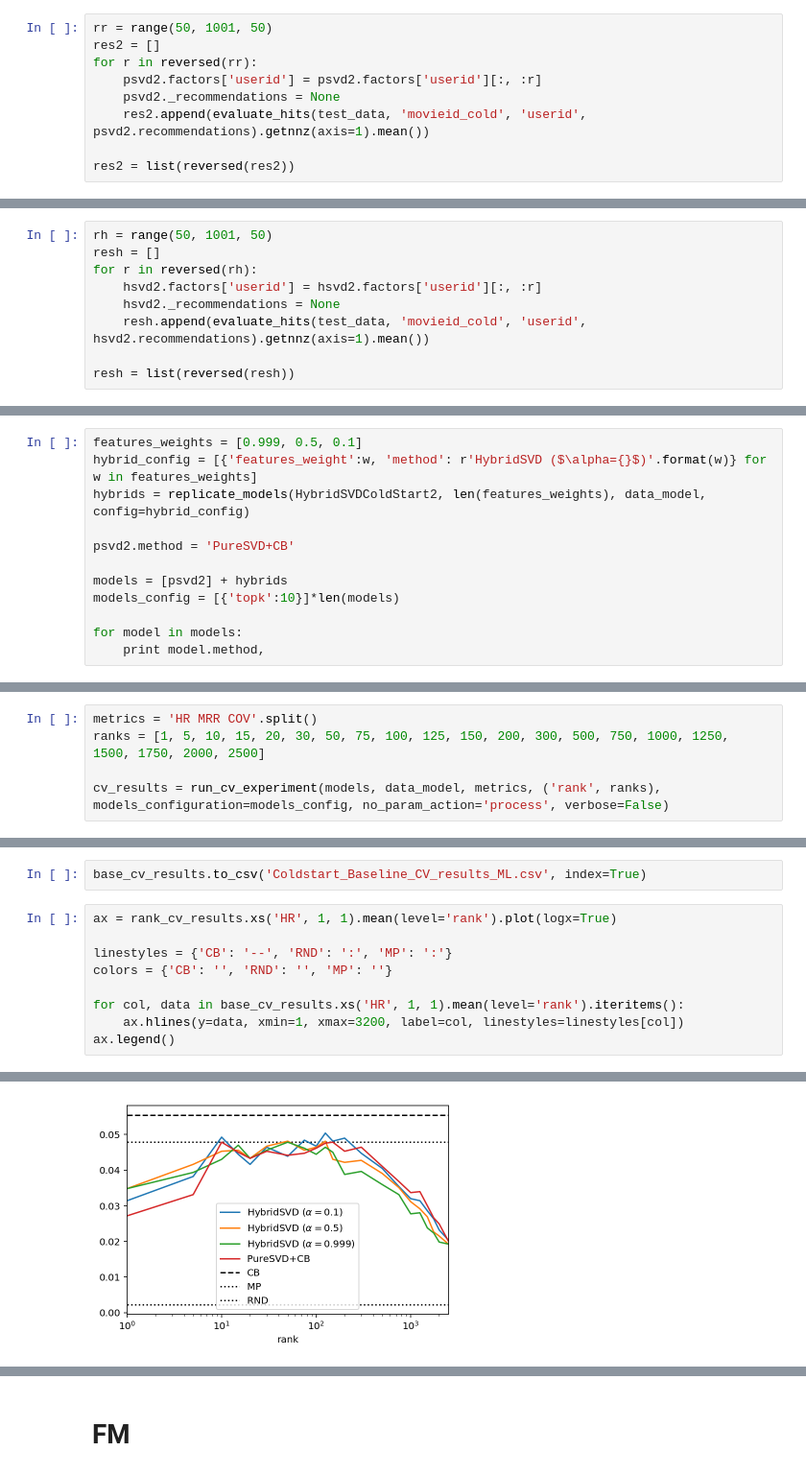
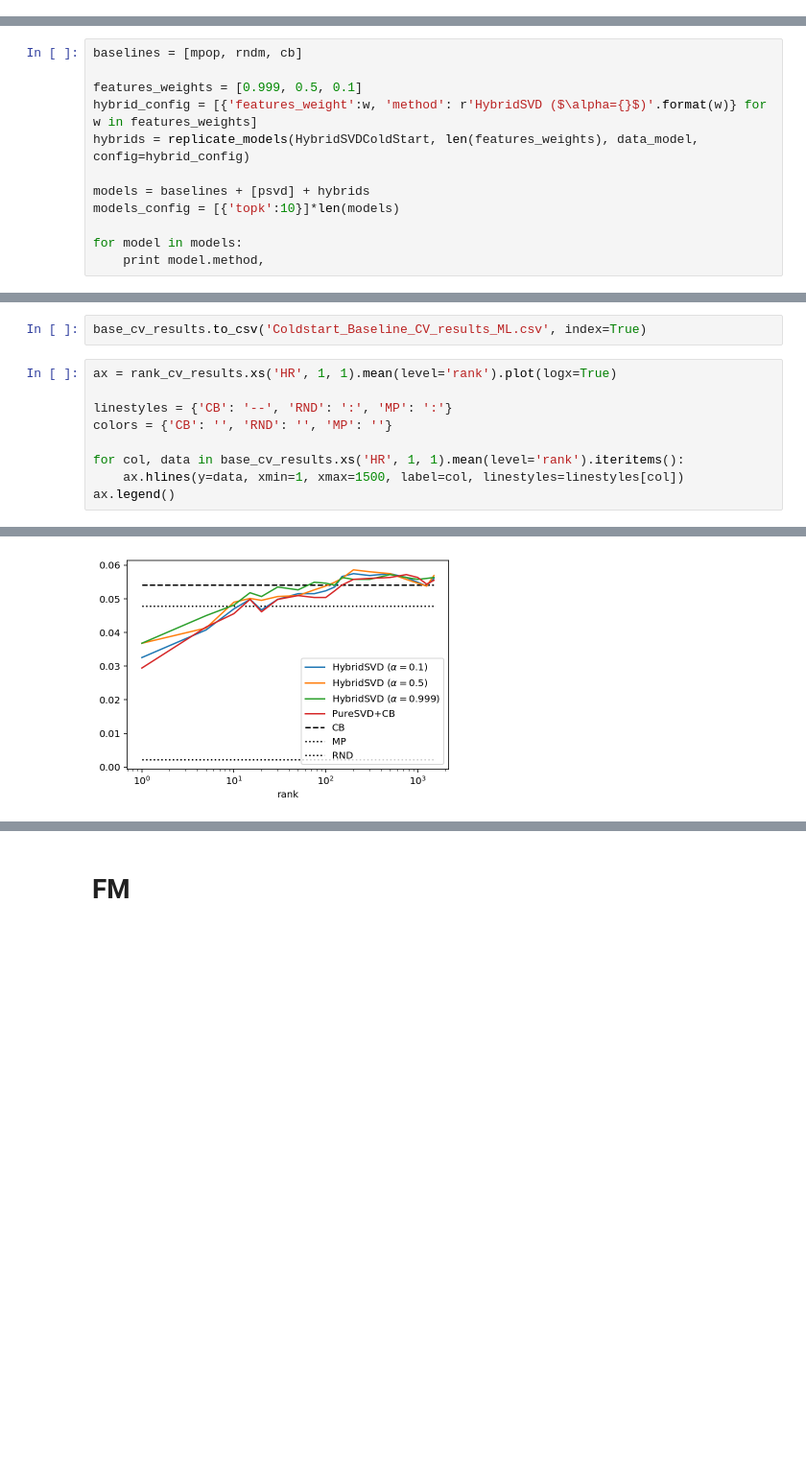
Before and after one commit to evfro/hybridsvd, a Jupyter notebook: ColdStart_ML.ipynb, the cells around one changed output, grey strips where cells are left out. Shown at 96% size. Saved outputs shown, nothing was run; the diff lists cells and outputs as text; blank space fills up the shorter version.

```diff
--- a/ColdStart_ML.ipynb
+++ b/ColdStart_ML.ipynb
@@ -263,9 +196,0 @@ evaluate_hits(test_data, 'movieid_cold', 'userid', psvd2.recommendations).getnnz
-# %%
-rr = range(50, 1001, 50)
-res2 = []
-for r in reversed(rr):
-    psvd2.factors['userid'] = psvd2.factors['userid'][:, :r]
-    psvd2._recommendations = None
-    res2.append(evaluate_hits(test_data, 'movieid_cold', 'userid', psvd2.recommendations).getnnz(axis=1).mean())
-
-res2 = list(reversed(res2))
@@ -292,9 +196,0 @@ evaluate_hits(test_data, 'movieid_cold', 'userid', hsvd2.recommendations).getnnz
-# %%
-rh = range(50, 1001, 50)
-resh = []
-for r in reversed(rh):
-    hsvd2.factors['userid'] = hsvd2.factors['userid'][:, :r]
-    hsvd2._recommendations = None
-    resh.append(evaluate_hits(test_data, 'movieid_cold', 'userid', hsvd2.recommendations).getnnz(axis=1).mean())
-
-resh = list(reversed(resh))
@@ -434,11 +321,11 @@ UPDATE
 # %%
+baselines = [mpop, rndm, cb]
+
 features_weights = [0.999, 0.5, 0.1]
 hybrid_config = [{'features_weight':w, 'method': r'HybridSVD ($\alpha={}$)'.format(w)} for w in features_weights]
-hybrids = replicate_models(HybridSVDColdStart2, len(features_weights), data_model, config=hybrid_config)
+hybrids = replicate_models(HybridSVDColdStart, len(features_weights), data_model, config=hybrid_config)
 
-psvd2.method = 'PureSVD+CB'
-
-models = [psvd2] + hybrids
+models = baselines + [psvd] + hybrids
 models_config = [{'topk':10}]*len(models)
 
 for model in models:
@@ -509,5 +343,0 @@ MP RND CB PureSVD+CB HybridSVD ($\alpha=0.999$) HybridSVD ($\alpha=0.5$) HybridS
-# %%
-metrics = 'HR MRR COV'.split()
-ranks = [1, 5, 10, 15, 20, 30, 50, 75, 100, 125, 150, 200, 300, 500, 750, 1000, 1250, 1500, 1750, 2000, 2500]
-
-cv_results = run_cv_experiment(models, data_model, metrics, ('rank', ranks), models_configuration=models_config, no_param_action='process', verbose=False)
@@ -524,15 +351,15 @@ base_cv_results.to_csv('Coldstart_Baseline_CV_results_ML.csv', index=True)
 # %%
 ax = rank_cv_results.xs('HR', 1, 1).mean(level='rank').plot(logx=True)
 
 linestyles = {'CB': '--', 'RND': ':', 'MP': ':'}
 colors = {'CB': '', 'RND': '', 'MP': ''}
 
 for col, data in base_cv_results.xs('HR', 1, 1).mean(level='rank').iteritems():
-    ax.hlines(y=data, xmin=1, xmax=3200, label=col, linestyles=linestyles[col])
+    ax.hlines(y=data, xmin=1, xmax=1500, label=col, linestyles=linestyles[col])
 ax.legend()
 # %% [output]
 <matplotlib.legend.Legend at 0x...>
-[figure, old version]
+[figure, new version]
 # %%
 metric = 'MRR'
 ax = rank_cv_results.xs(metric, 1, 1).mean(level='rank').plot(logx=True)
```
Also changed, not shown: parts of 52 cells of this notebook, 3 other files.
